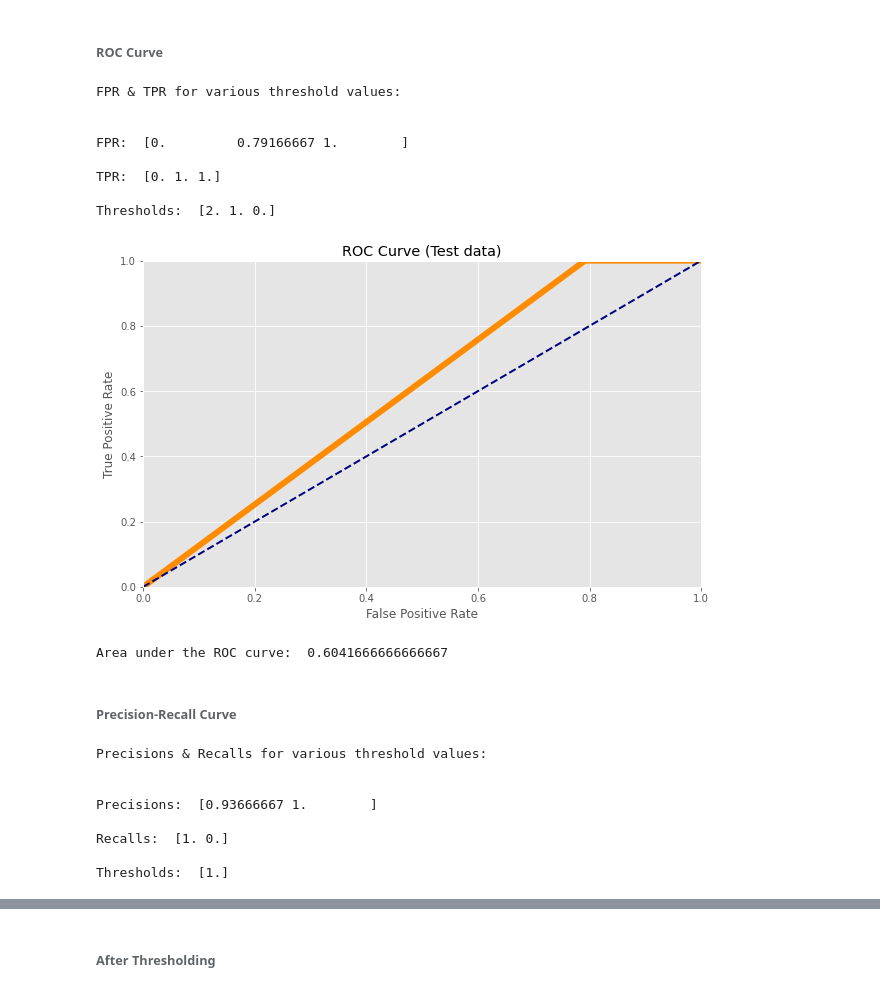
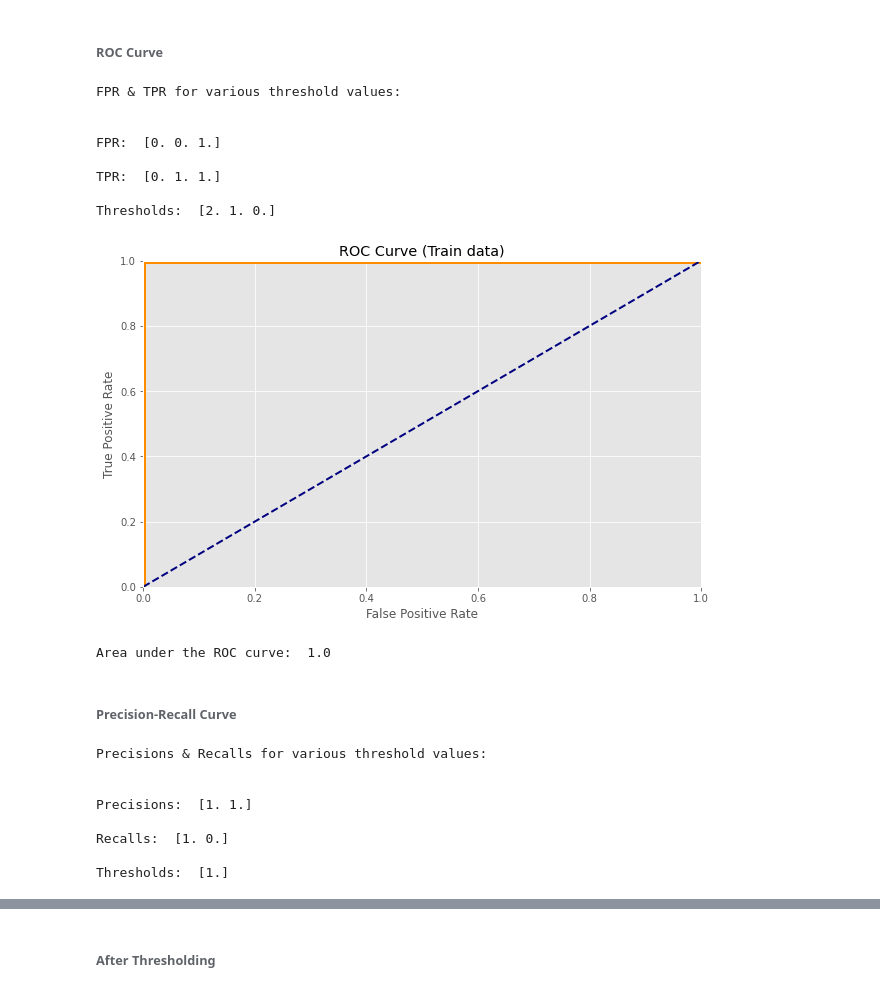
Before and after one commit to chiasinL/Practical_Machine_Learning, a Jupyter notebook: assignment2/Liew_assignment2_PartB_tfidf.ipynb, the cells around one changed output, grey strips where cells are left out. Saved outputs shown, nothing was run; the diff lists cells and outputs as text; code cells hidden in the pictures.

```diff
--- a/assignment2/Liew_assignment2_PartB_tfidf.ipynb
+++ b/assignment2/Liew_assignment2_PartB_tfidf.ipynb
@@ -471,11 +471,11 @@ Generate the ROC curve and the Precision-Recall Curve for the model of experimen
 # %%
 # Generate ROC curve, we need, 1) true binary label & 2) target score (probability estimate of the positive class for KNN)
 
-# y_scores = knn.predict_proba(X_train_count_vectorized_features)[:, 1]
-y_scores_test = knn.predict_proba(X_test_tfidf_vectorized_features)[:, 1]
+y_scores = knn.predict_proba(X_train_tfidf_vectorized_features)[:, 1]
+# y_scores_test = knn.predict_proba(X_test_tfidf_vectorized_features)[:, 1]
 
-# fpr, tpr, thresholds = roc_curve(y_train, y_scores)
-fpr, tpr, thresholds = roc_curve(y_test, y_scores_test)
+fpr, tpr, thresholds = roc_curve(y_train, y_scores)
+# fpr, tpr, thresholds = roc_curve(y_test, y_scores_test)
 
 print("\nFPR & TPR for various threshold values: \n ")
 print("\nFPR: ", fpr)
@@ -485,7 +485,7 @@ print("\nThresholds: ", thresholds)
 FPR & TPR for various threshold values:
 
 
-FPR:  [0.         0.79166667 1.        ]
+FPR:  [0. 0. 1.]
 
 TPR:  [0. 1. 1.]
 
@@ -493,29 +493,31 @@ Thresholds:  [2. 1. 0.]
 # %%
 plt.style.use('ggplot')
 
 fig = plt.figure(figsize=(10, 6))
 def plot_roc_curve(fpr, tpr, label=None):
     plt.plot(fpr, tpr, color="darkorange", linewidth=6, label=label)
     plt.plot([0, 1], [0, 1], color="navy", lw=2, linestyle="--")
     plt.axis([0, 1, 0, 1])
     plt.title(label)
     plt.xlabel('False Positive Rate')
     plt.ylabel('True Positive Rate')
 
-# plot_roc_curve(fpr, tpr, "ROC Curve (Train data)")
-plot_roc_curve(fpr, tpr, "ROC Curve (Test data)")
+plot_roc_curve(fpr, tpr, "ROC Curve (Train data)")
+# plot_roc_curve(fpr, tpr, "ROC Curve (Test data)")
 plt.show()
 # %% [output]
-[figure, old version]
+[figure, new version]
 # %%
 # Area under the ROC curve
-print("Area under the ROC curve: ", roc_auc_score(y_test, y_scores_test))
+print("Area under the ROC curve: ", roc_auc_score(y_train, y_scores))
+# print("Area under the ROC curve: ", roc_auc_score(y_test, y_scores_test))
 # %% [output]
-Area under the ROC curve:  0.6041666666666667
+Area under the ROC curve:  1.0
 # %% [markdown]
 ###### Precision-Recall Curve
 # %%
-precisions, recalls, thresholds = precision_recall_curve(y_test, y_scores_test)
+precisions, recalls, thresholds = precision_recall_curve(y_train, y_scores)
+# precisions, recalls, thresholds = precision_recall_curve(y_test, y_scores_test)
 
 print("\nPrecisions & Recalls for various threshold values: \n")
 print("\nPrecisions: ", precisions)
@@ -525,7 +527,7 @@ print("\nThresholds: ", thresholds)
 Precisions & Recalls for various threshold values:
 
 
-Precisions:  [0.93666667 1.        ]
+Precisions:  [1. 1.]
 
 Recalls:  [1. 0.]
 
```
Also changed, not shown: parts of 7 cells of this notebook, 18 other files.
